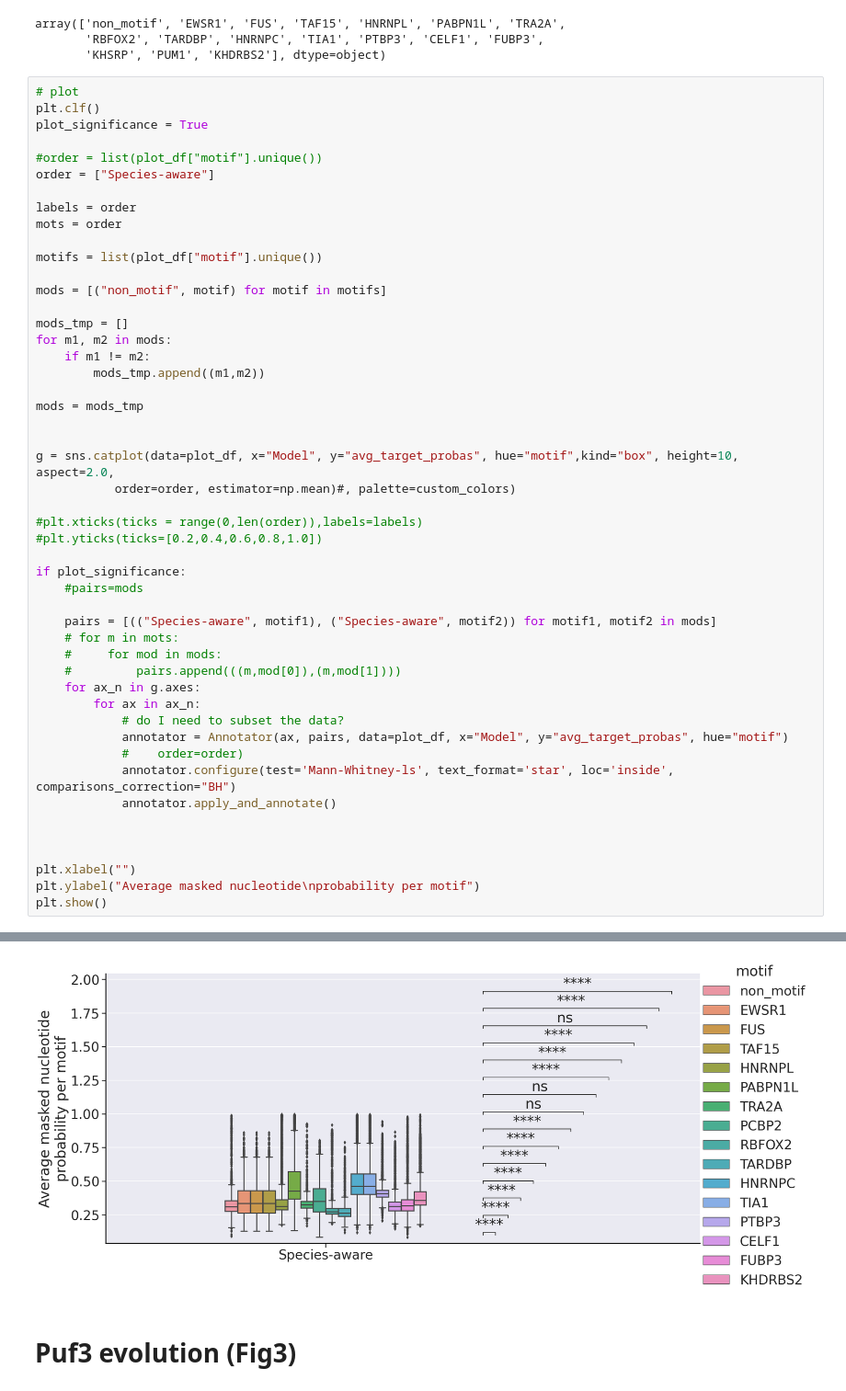
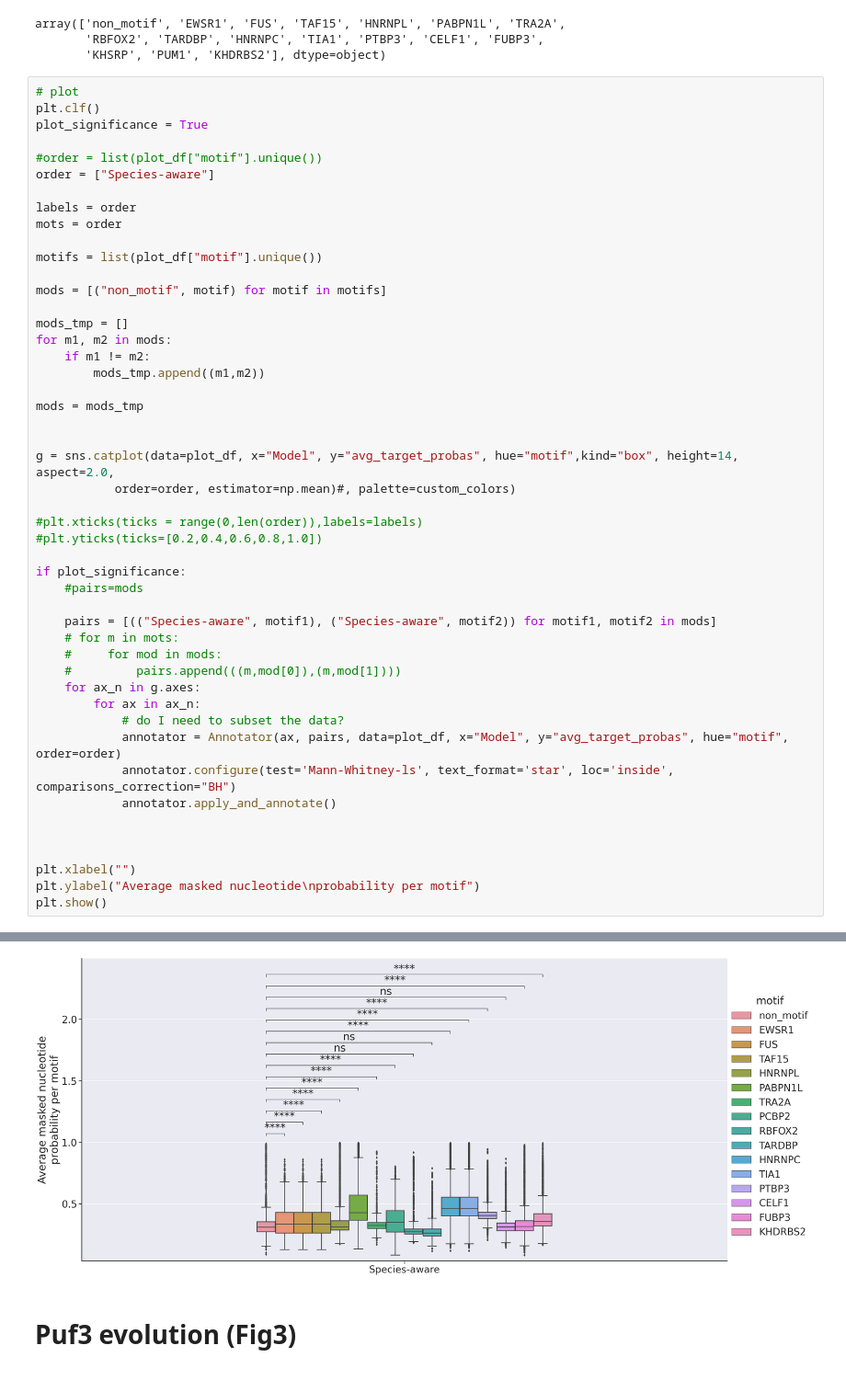
Before and after one commit to AnasShahzad1996/SpeciesAwareDNA-MLM, a Jupyter notebook: notebooks/plotting.ipynb, the cells around one changed output, grey strips where cells are left out. Shown: that part at 92% size. Cells and saved outputs as stored; diff of their text form.

```diff
--- a/notebooks/plotting.ipynb
+++ b/notebooks/plotting.ipynb
@@ -253,7 +253,7 @@ for m1, m2 in mods:
 mods = mods_tmp
 
 
-g = sns.catplot(data=plot_df, x="Model", y="avg_target_probas", hue="motif",kind="box", height=10, aspect=2.0,
+g = sns.catplot(data=plot_df, x="Model", y="avg_target_probas", hue="motif",kind="box", height=14, aspect=2.0,
            order=order, estimator=np.mean)#, palette=custom_colors)
 
 #plt.xticks(ticks = range(0,len(order)),labels=labels)
@@ -269,36 +269,35 @@ if plot_significance:
     for ax_n in g.axes:
         for ax in ax_n:
             # do I need to subset the data?
-            annotator = Annotator(ax, pairs, data=plot_df, x="Model", y="avg_target_probas", hue="motif")
-            #    order=order)
+            annotator = Annotator(ax, pairs, data=plot_df, x="Model", y="avg_target_probas", hue="motif", order=order)
             annotator.configure(test='Mann-Whitney-ls', text_format='star', loc='inside', comparisons_correction="BH")
             annotator.apply_and_annotate()
 
 
 
 plt.xlabel("")
 plt.ylabel("Average masked nucleotide\nprobability per motif")
 plt.show()
 # %% [output]
 ('Species-aware', 'non_motif')
 ----------------
 ('Species-aware', 'EWSR1')
 ('Species-aware', 'non_motif')
 ----------------
 ('Species-aware', 'FUS')
 ('Species-aware', 'non_motif')
 ----------------
 ('Species-aware', 'TAF15')
 ('Species-aware', 'non_motif')
 ----------------
 ('Species-aware', 'HNRNPL')
 ... (51 lines left out)
 Species-aware_non_motif vs. Species-aware_PTBP3: Mann-Whitney-Wilcoxon test smaller with Benjamini-Hochberg correction, P_val:0.000e+00 U_stat=8.661e+06
 Species-aware_non_motif vs. Species-aware_CELF1: Mann-Whitney-Wilcoxon test smaller with Benjamini-Hochberg correction, P_val:1.426e-01 U_stat=1.478e+07
 Species-aware_non_motif vs. Species-aware_FUBP3: Mann-Whitney-Wilcoxon test smaller with Benjamini-Hochberg correction, P_val:2.433e-11 U_stat=1.697e+07
 Species-aware_non_motif vs. Species-aware_KHDRBS2: Mann-Whitney-Wilcoxon test smaller with Benjamini-Hochberg correction, P_val:0.000e+00 U_stat=1.464e+07
 <Figure size 640x480 with 0 Axes>
-[figure, old version]
+[figure, new version]
 # %% [markdown]
 # Puf3 evolution (Fig3)
 # %%
```
